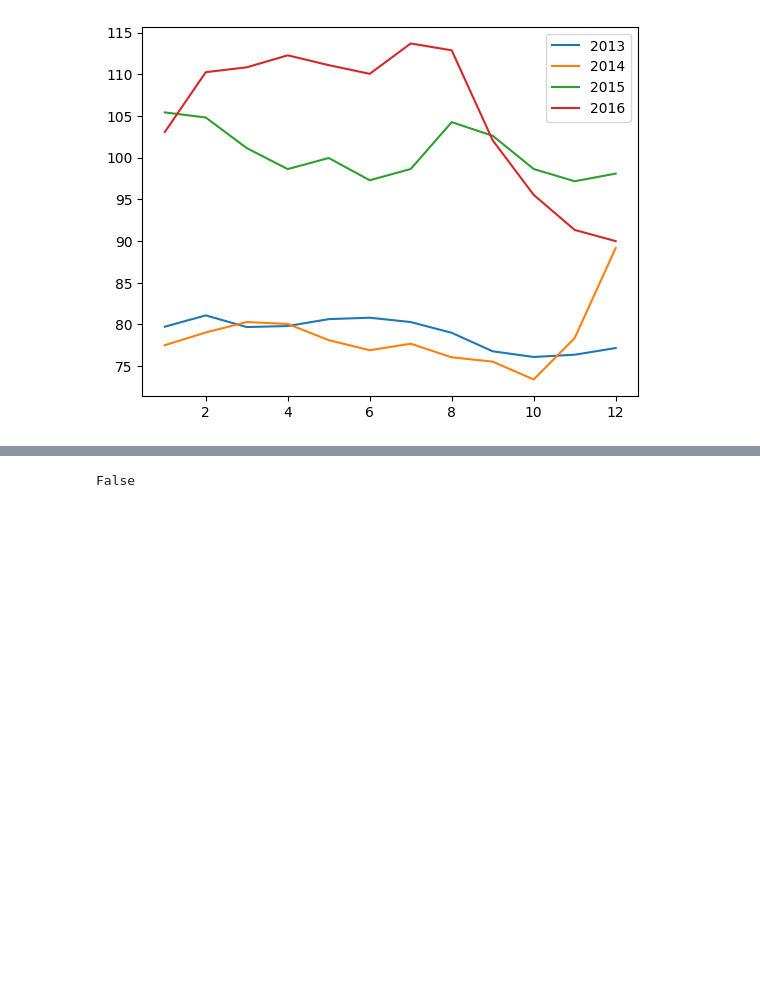
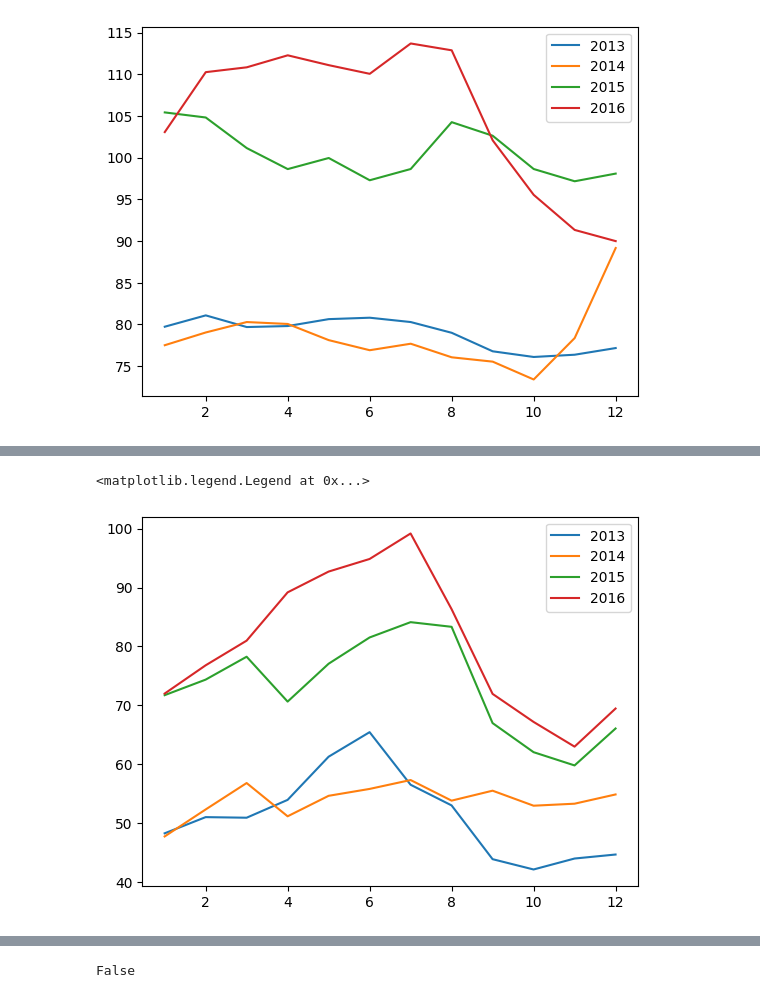
Before and after one commit to MauLazcano/manejoNumpy, a Jupyter notebook: Numpy.ipynb, the cells around one changed output, grey strips where cells are left out. Drawn from its saved outputs; the diff is of its cells as text; code cells hidden in the pictures; blank space fills up the shorter version.

```diff
--- a/Numpy.ipynb
+++ b/Numpy.ipynb
@@ -96,0 +104,13 @@ plt.legend(['2013', '2014', '2015', '2016'])
+# %%
+krasnodar1 = krasnodar[0:12]
+krasnodar2 = krasnodar[12:24]
+krasnodar3 = krasnodar[24:36]
+krasnodar4 = krasnodar[36:48]
+plt.plot(np.arange(1,13,1), krasnodar1)
+plt.plot(np.arange(1,13,1), krasnodar2)
+plt.plot(np.arange(1,13,1), krasnodar3)
+plt.plot(np.arange(1,13,1), krasnodar4)
+plt.legend(['2013', '2014', '2015', '2016'])
+# %% [output]
+<matplotlib.legend.Legend at 0x...>
+[figure, added]
```
Also changed, not shown: parts of 9 cells of this notebook.
